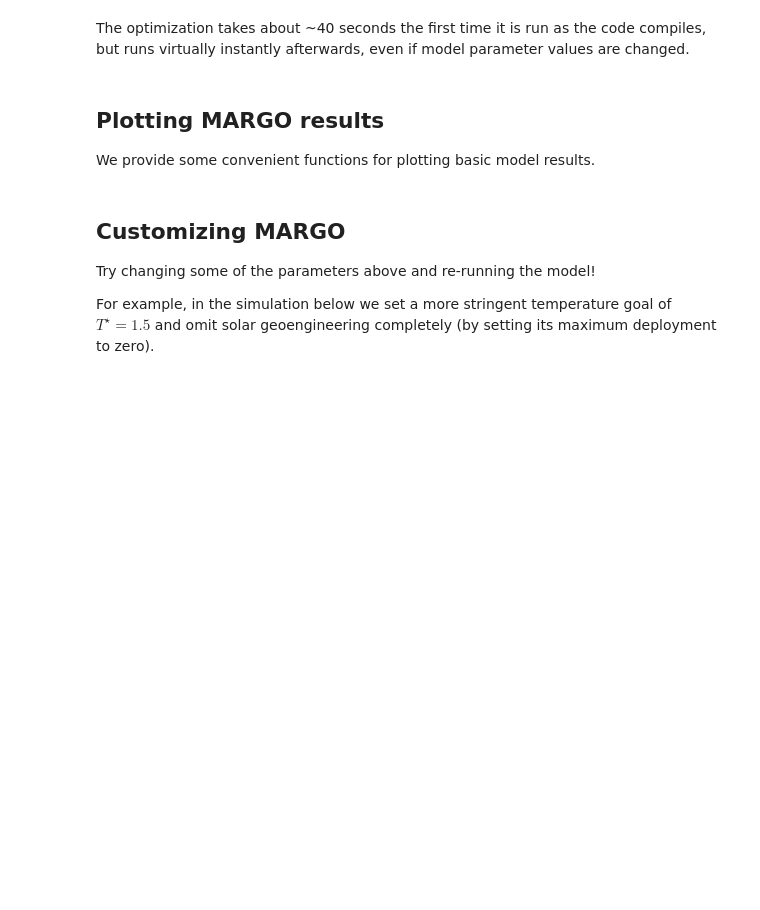
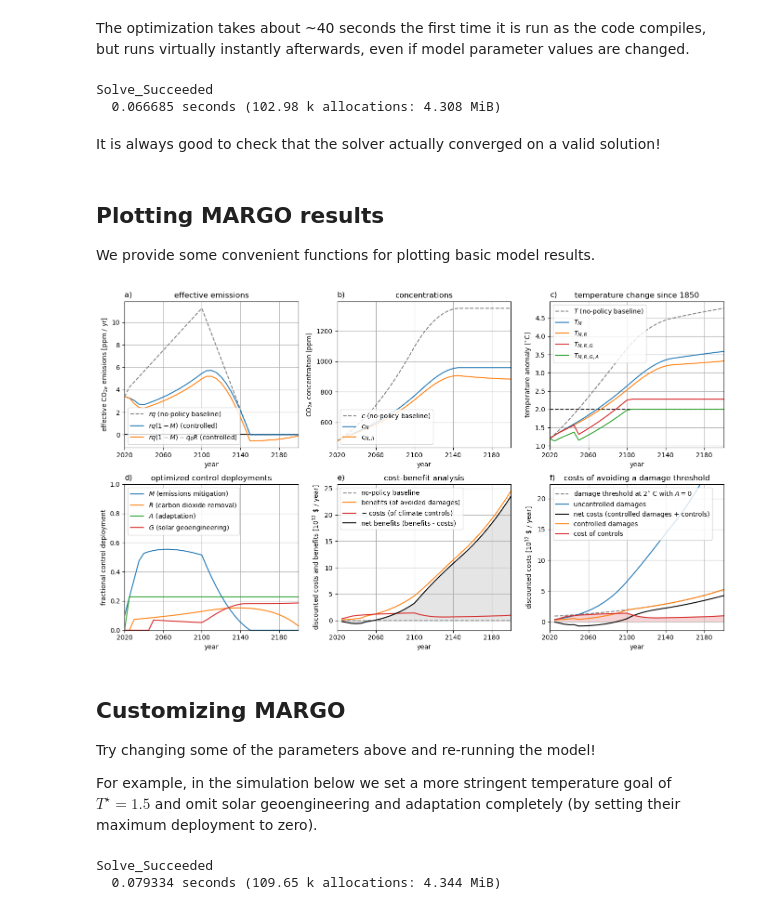
Before and after one commit to ClimateMARGO/ClimateMARGO.jl, a Jupyter notebook: example_notebooks/tutorials/basic_tutorial.ipynb, the cells around one changed output. Drawn from its saved outputs; the diff is of its cells as text; code cells hidden in the pictures; blank space fills up the shorter version.

```diff
--- a/example_notebooks/tutorials/basic_tutorial.ipynb
+++ b/example_notebooks/tutorials/basic_tutorial.ipynb
@@ -62,7 +66,7 @@ q0 = 7.5
 q0mult = 3.
 t_peak = 2100.
 t_zero = 2150.
-q = ramp_emissions(t, q0, q0mult, t_peak, t_zero);
+q = ramp_emissions(t_arr, q0, q0mult, t_peak, t_zero);
 # %%
 figure(figsize=(9,3.5))
 
@@ -194,0 +201,7 @@ Econ = Economics(
+# %%
+params = ClimateModelParameters(
+    name,
+    dom,
+    Econ,
+    Phys
+);
@@ -198,9 +213,9 @@ Econ = Economics(
 Along with economic and physical model components, the timeseries for each of the four controls must be specified. By default, we simply set these to zero.
 # %%
 Cont = Controls(
-    zeros(size(t)), # mitigate
-    zeros(size(t)), # remove
-    zeros(size(t)), # geoeng
-    zeros(size(t))  # adapt
+    zeros(size(t_arr)), # mitigate
+    zeros(size(t_arr)), # remove
+    zeros(size(t_arr)), # geoeng
+    zeros(size(t_arr))  # adapt
 );
 # %% [markdown]
@@ -218,3 +223,8 @@ model = ClimateModel(
+# %%
+m = ClimateModel(
+    params,
+    Cont
+);
 # %% [markdown]
 ## Model optimization
 
@@ -261,9 +273,14 @@ The optimization takes about ~40 seconds the first time it is run as the code co
 # %%
-@time ClimateMARGO.optimize_controls!(
-    model,
+@time msolve = optimize_controls!(
+    m,
     obj_option = "temp", temp_goal = temp_goal,
-    max_deployment = max_deployment, max_slope = max_slope, start_deployment = start_deployment
+    max_deployment = max_deployment, max_slope = max_slope, delay_deployment = delay_deployment
 );
+# %% [output]
+Solve_Succeeded
+  0.066685 seconds (102.98 k allocations: 4.308 MiB)
+# %% [markdown]
+It is always good to check that the solver actually converged on a valid solution!
 # %% [markdown]
 ## Plotting MARGO results
 
@@ -275,15 +290,23 @@ ylim([0,30]);
+# %%
+plot_state(m)
+# %% [output]
+[figure, added]
 # %% [markdown]
 ## Customizing MARGO
 
 Try changing some of the parameters above and re-running the model!
 
-For example, in the simulation below we set a more stringent temperature goal of $T^{\star} = 1.5$ and omit solar geoengineering completely (by setting its maximum deployment to zero).
+For example, in the simulation below we set a more stringent temperature goal of $T^{\star} = 1.5$ and omit solar geoengineering and adaptation completely (by setting their maximum deployment to zero).
 # %%
 temp_goal = 1.5
 max_deployment["geoeng"] = 0.
+max_deployment["adapt"] = 0.
 
 @time optimize_controls!(
-    model,
+    m,
     obj_option = "temp", temp_goal = temp_goal,
-    max_deployment = max_deployment, max_slope = max_slope, start_deployment = start_deployment
+    max_deployment = max_deployment, max_slope = max_slope, delay_deployment = delay_deployment
 );
+# %% [output]
+Solve_Succeeded
+  0.079334 seconds (109.65 k allocations: 4.344 MiB)
```
Also changed, not shown: parts of 28 cells of this notebook, 14 other files.
